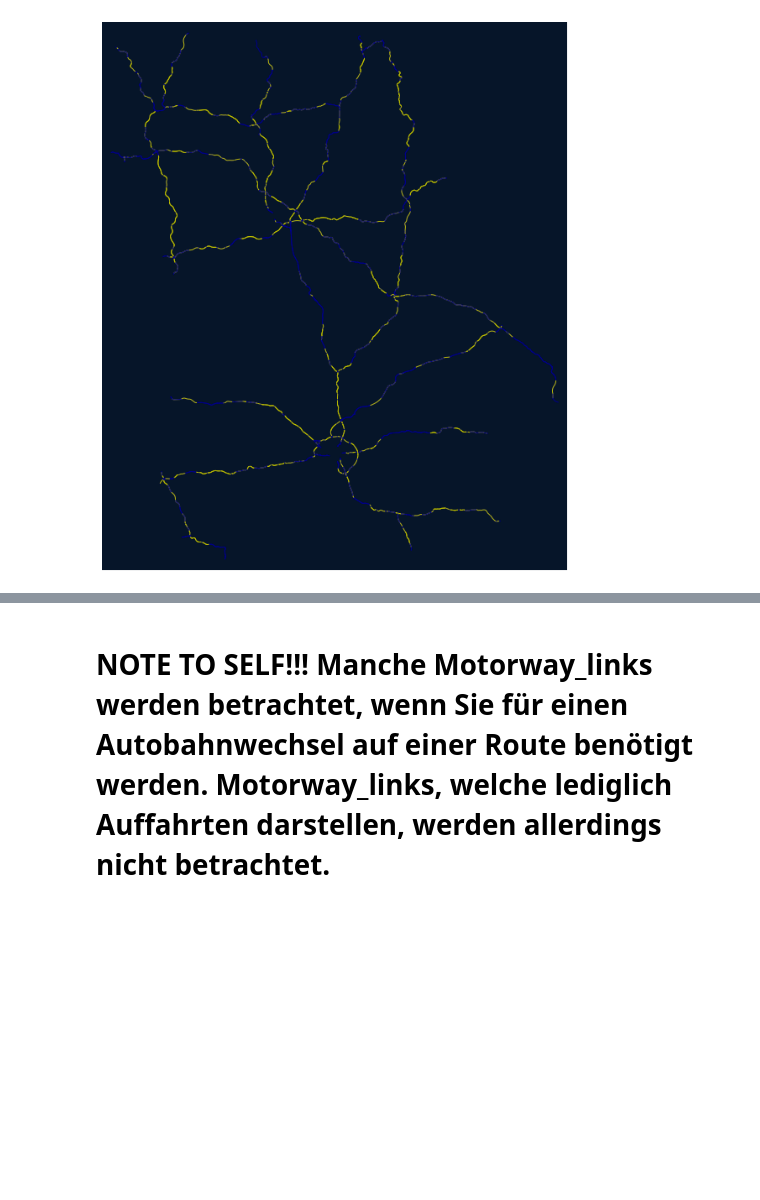
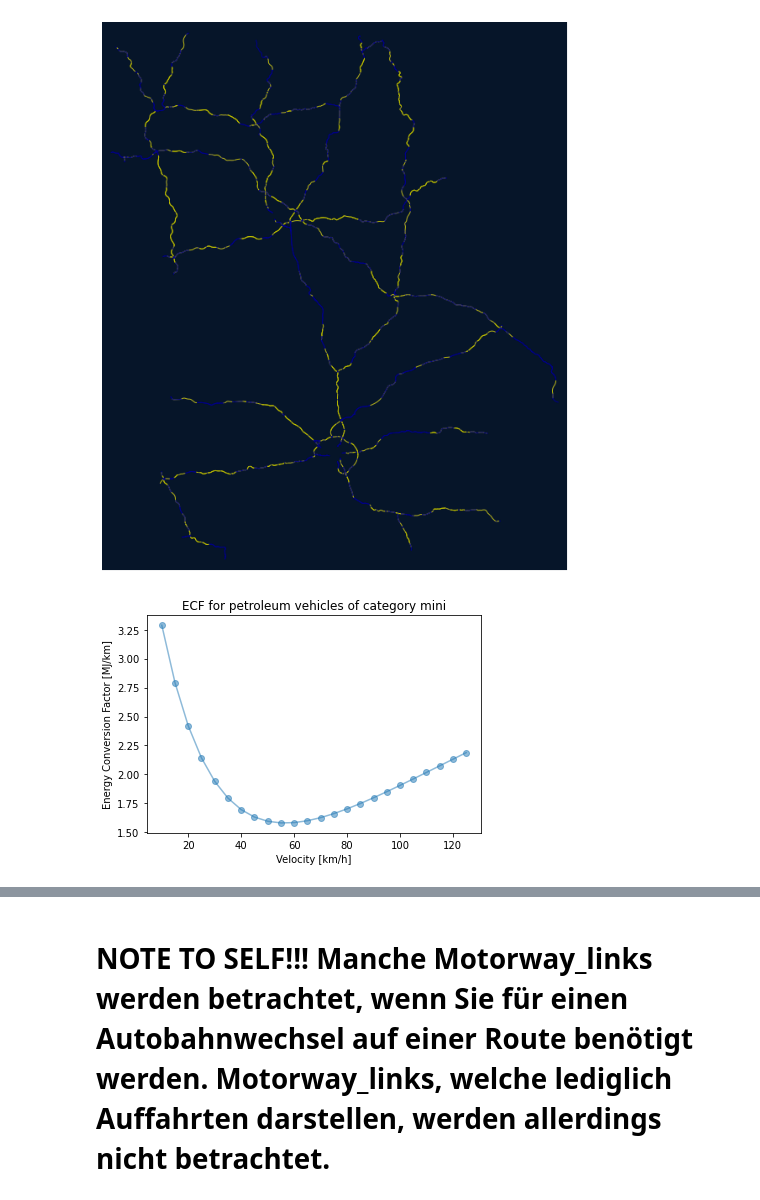
Before and after one commit to jpkunkler/motorway-speedlimit-research, a Jupyter notebook: Untitled.ipynb, the cells around one changed output, grey strips where cells are left out. Drawn from its saved outputs; the diff is of its cells as text; code cells hidden in the pictures; blank space fills up the shorter version.

```diff
--- a/Untitled.ipynb
+++ b/Untitled.ipynb
@@ -1154,0 +1218,16 @@ Percentage of kilometers driven that is not externally forced under speedLimit b
+# %%
+def plotSingleECF(cartype, fueltype, minspeed=10, maxspeed=130, stepsize=5):
+
+    x = [x for x in range(minspeed, maxspeed, stepsize)]
+    y = [calculateEnergyConsumptionFactor(y, cartype=cartype, fueltype=fueltype) for y in x]
+
+    # Plot
+    plt.plot(x, y, "-o", alpha=0.5)
+    plt.title(f'ECF for {fueltype} vehicles of category {cartype}')
+    plt.xlabel('Velocity [km/h]')
+    plt.ylabel('Energy Conversion Factor [MJ/km]')
+    plt.show()
+# %%
+plotSingleECF(cartype="mini", fueltype="petroleum")
+# %% [output]
+[figure, added]
```
Also changed, not shown: parts of 15 cells of this notebook, 2 other files.
